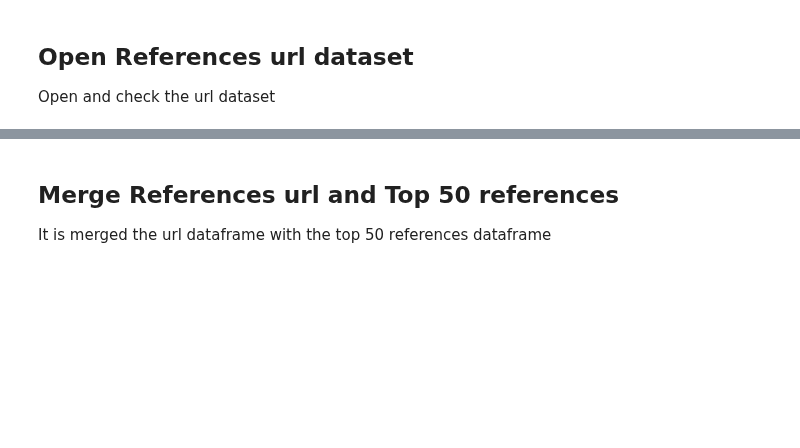
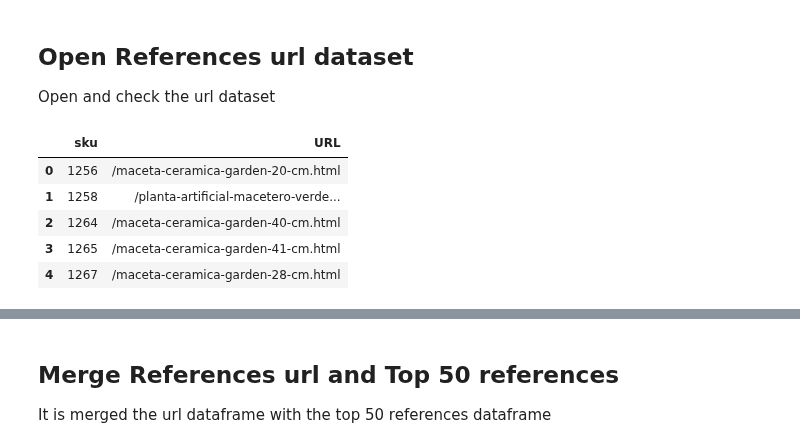
Before and after one commit to trimiguel/tfm, a Jupyter notebook: shopping/notebook/DATA_top_references_selection.ipynb, the cells around one changed output, grey strips where cells are left out. Saved outputs shown, nothing was run; the diff lists cells and outputs as text; code cells hidden in the pictures; blank space fills up the shorter version.

```diff
--- a/shopping/notebook/DATA_top_references_selection.ipynb
+++ b/shopping/notebook/DATA_top_references_selection.ipynb
@@ -409,6 +427,16 @@ Open and check the url dataset
 # %%
 #select path
 path_url_raw = './data/raw/url/'
 
 #open 'reference url' dataset
-df_url = pd.read_excel(path_url_raw + 'references_url.xlsx', sheet_name='URL')
+df_url = pd.read_csv(path_url_raw + 'references_url.csv', delimiter = ';', error_bad_lines=False)
+
+#head
+df_url.head(5)
+# %% [output]
+|  | sku | URL |
+| 0 | 1256 | /maceta-ceramica-garden-20-cm.html |
+| 1 | 1258 | /planta-artificial-macetero-verde... |
+| 2 | 1264 | /maceta-ceramica-garden-40-cm.html |
+| 3 | 1265 | /maceta-ceramica-garden-41-cm.html |
+| 4 | 1267 | /maceta-ceramica-garden-28-cm.html |
```
Also changed, not shown: parts of 17 cells of this notebook, 12 other files.
